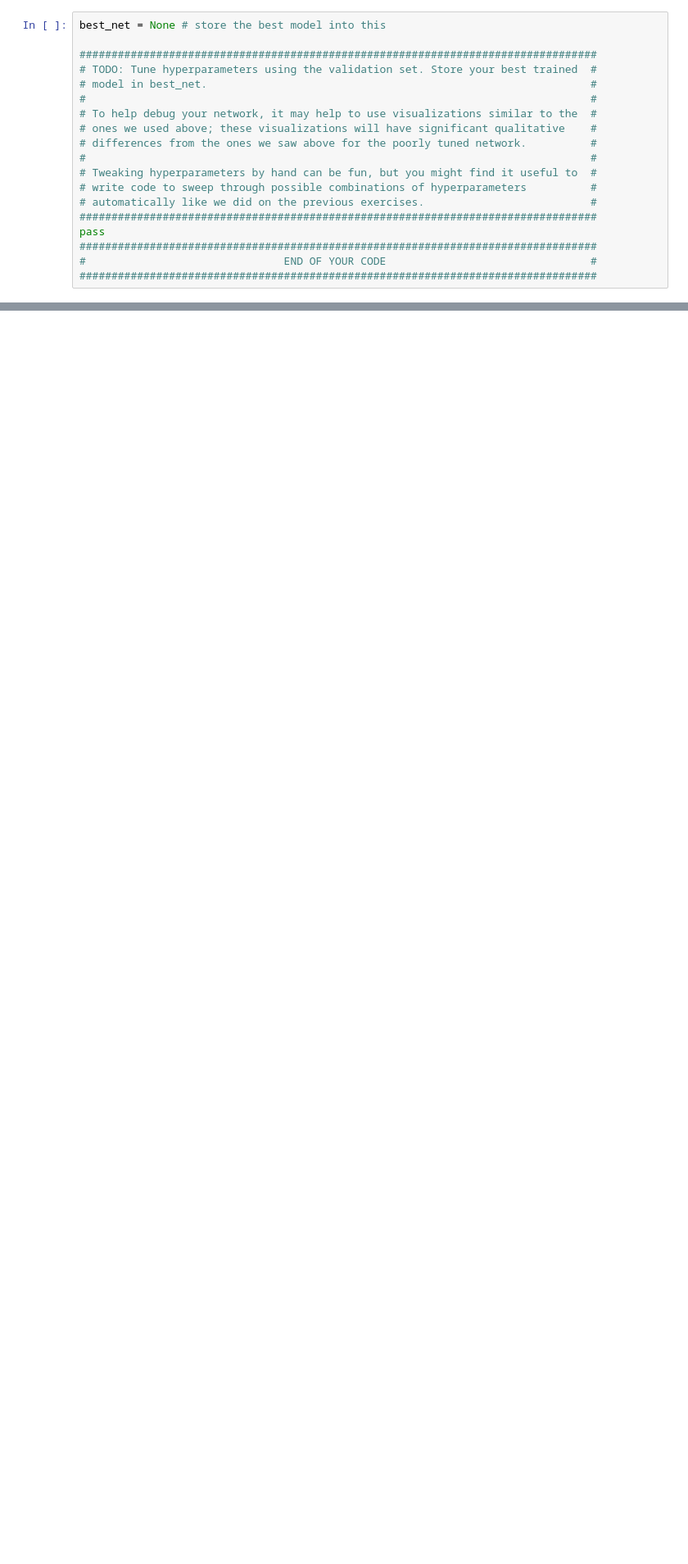
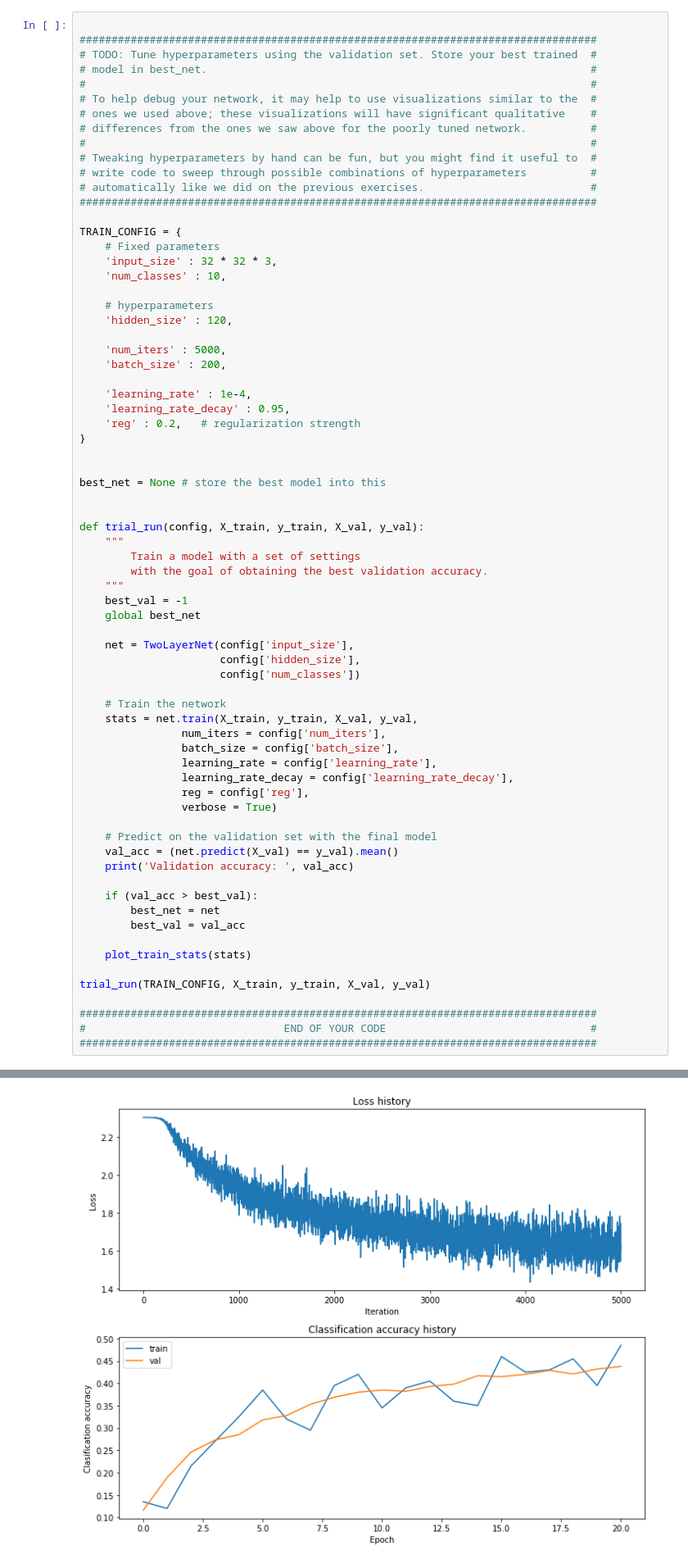
Before and after one commit to liaison/cs231n, a Jupyter notebook: spring1617_assignment1/two_layer_net.ipynb, the cells around one changed output, grey strips where cells are left out. Shown: that part at 82% size. Saved outputs shown, nothing was run; the diff lists cells and outputs as text; blank space fills up the shorter version.

Commit message:
hyperparameter tuning. val_acc = 42%

```diff
--- a/spring1617_assignment1/two_layer_net.ipynb
+++ b/spring1617_assignment1/two_layer_net.ipynb
@@ -290,7 +301,6 @@ show_net_weights(net)
 
 **Experiment**: You goal in this exercise is to get as good of a result on CIFAR-10 as you can, with a fully-connected Neural Network. For every 1% above 52% on the Test set we will award you with one extra bonus point. Feel free implement your own techniques (e.g. PCA to reduce dimensionality, or adding dropout, or adding features to the solver, etc.).
 # %%
-best_net = None # store the best model into this
 
 #################################################################################
 # TODO: Tune hyperparameters using the validation set. Store your best trained  #
@@ -304,7 +314,61 @@ best_net = None # store the best model into this
 # write code to sweep through possible combinations of hyperparameters          #
 # automatically like we did on the previous exercises.                          #
 #################################################################################
-pass
+
+TRAIN_CONFIG = {
+    # Fixed parameters
+    'input_size' : 32 * 32 * 3,
+    'num_classes' : 10,
+
+    # hyperparameters
+    'hidden_size' : 120,
+
+    'num_iters' : 5000,
+    'batch_size' : 200,
+
+    'learning_rate' : 1e-4,
+    'learning_rate_decay' : 0.95,
+    'reg' : 0.2,   # regularization strength
+}
+
+
+best_net = None # store the best model into this
+
+
+def trial_run(config, X_train, y_train, X_val, y_val):
+    """
+        Train a model with a set of settings
+        with the goal of obtaining the best validation accuracy.
+    """
+    best_val = -1
+    global best_net
+
+    net = TwoLayerNet(config['input_size'],
+                      config['hidden_size'],
+                      config['num_classes'])
+
+    # Train the network
+    stats = net.train(X_train, y_train, X_val, y_val,
+                num_iters = config['num_iters'],
+                batch_size = config['batch_size'],
+                learning_rate = config['learning_rate'],
+                learning_rate_decay = config['learning_rate_decay'],
+                reg = config['reg'],
+                verbose = True)
+
+    # Predict on the validation set with the final model
+    val_acc = (net.predict(X_val) == y_val).mean()
+    print('Validation accuracy: ', val_acc)
+
+    if (val_acc > best_val):
+        best_net = net
+        best_val = val_acc
+
+    plot_train_stats(stats)
+
+trial_run(TRAIN_CONFIG, X_train, y_train, X_val, y_val)
+
 #################################################################################
 #                               END OF YOUR CODE                                #
 #################################################################################
+# %% [output]
@@ -311,3 +392,4 @@ pass
+[figure, added]
 # %%
 # visualize the weights of the best network
 show_net_weights(best_net)
```
Also changed, not shown: parts of 5 cells of this notebook, 1 other file.
